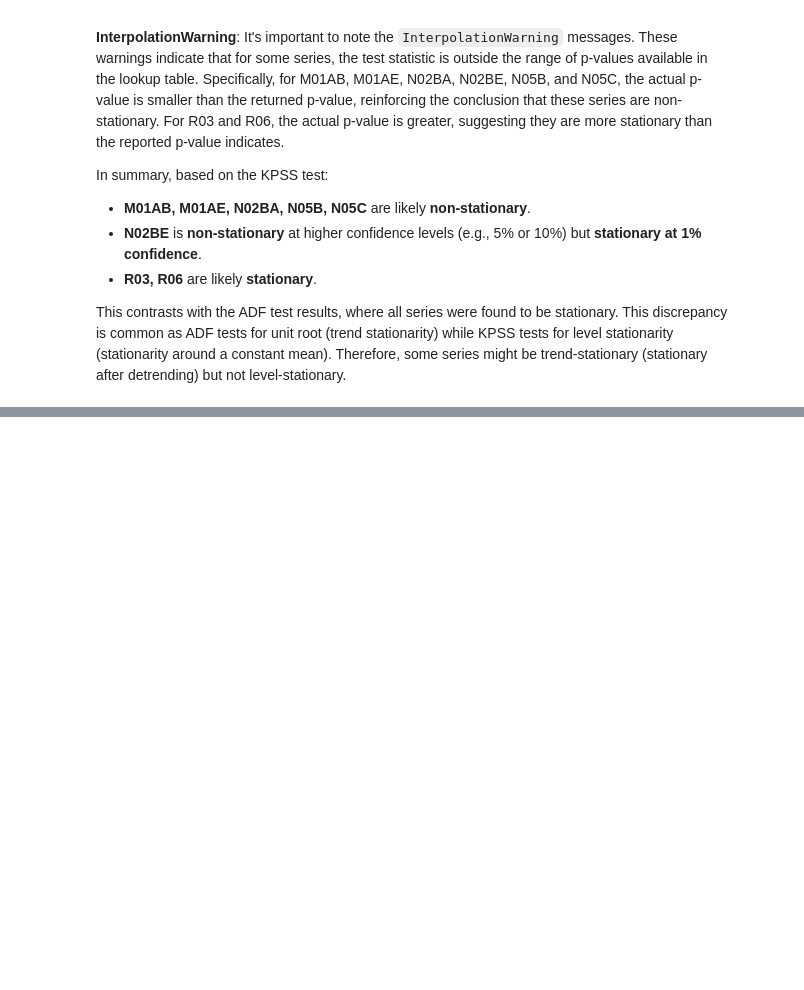
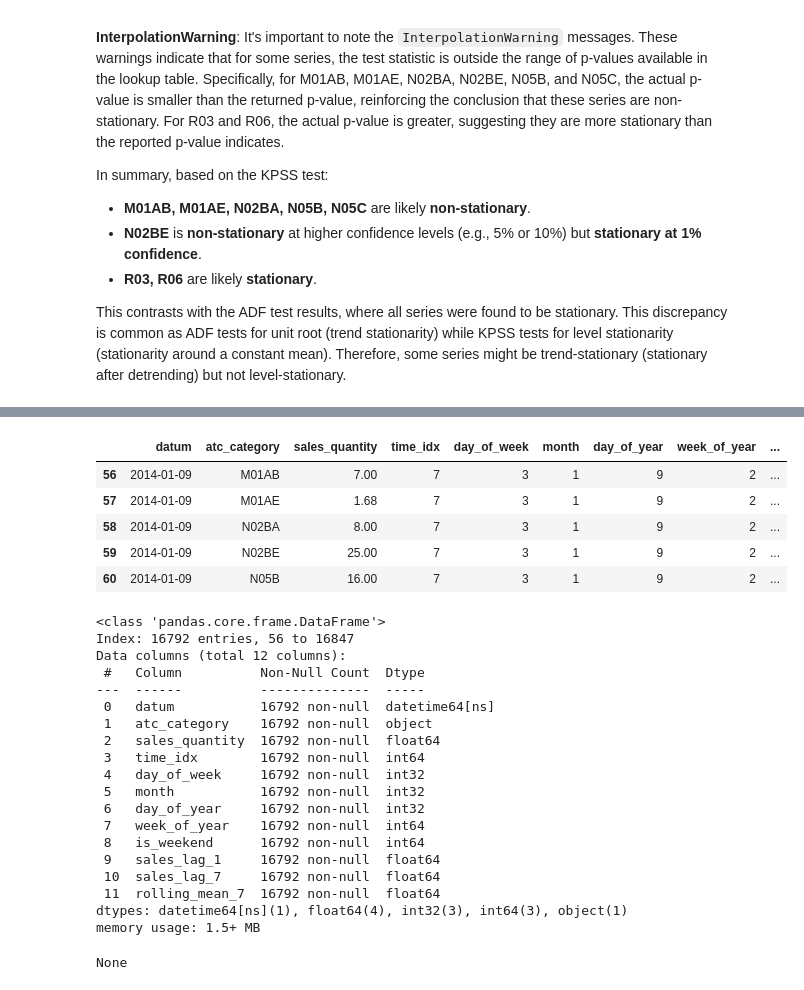
Before and after one commit to Adhi1755/Pharma-Sales-Analysis, a Jupyter notebook: Pharma_sales_data_analysis_and_forecasting.ipynb, the cells around one changed output, grey strips where cells are left out. Cells and saved outputs as stored; diff of their text form; code cells hidden in the pictures; blank space fills up the shorter version.

```diff
--- a/Pharma_sales_data_analysis_and_forecasting.ipynb
+++ b/Pharma_sales_data_analysis_and_forecasting.ipynb
@@ -1157,0 +676,58 @@ Safe MAPE  : 84.06%
+# %%
+# Create a long format DataFrame from salesDaily
+# Exclude 'Year', 'Month', 'Hour', 'Weekday Name', 'Week' as these will be re-derived or are not needed in the long format melt
+drug_columns_for_melt = ['M01AB', 'M01AE', 'N02BA', 'N02BE', 'N05B', 'N05C', 'R03', 'R06']
+long_df = salesDaily[['datum'] + drug_columns_for_melt].melt(
+    id_vars=['datum'],
+    var_name='atc_category',
+    value_name='sales_quantity'
+)
+
+# Sort by datum and atc_category for correct lag/rolling calculations
+long_df = long_df.sort_values(by=['datum', 'atc_category']).reset_index(drop=True)
+
+# Feature Engineering
+long_df['time_idx'] = (long_df['datum'] - long_df['datum'].min()).dt.days
+long_df['day_of_week'] = long_df['datum'].dt.dayofweek
+long_df['month'] = long_df['datum'].dt.month
+long_df['day_of_year'] = long_df['datum'].dt.dayofyear
+long_df['week_of_year'] = long_df['datum'].dt.isocalendar().week.astype(int)
+long_df['is_weekend'] = (long_df['datum'].dt.dayofweek >= 5).astype(int)
+
+# Lag features and rolling mean (grouped by atc_category)
+long_df['sales_lag_1'] = long_df.groupby('atc_category')['sales_quantity'].shift(1)
+long_df['sales_lag_7'] = long_df.groupby('atc_category')['sales_quantity'].shift(7)
+long_df['rolling_mean_7'] = long_df.groupby('atc_category')['sales_quantity'].transform(lambda x: x.rolling(window=7, min_periods=1).mean().shift(1))
+
+# Drop rows with NaN values resulting from lag features (first 7 days for each category)
+long_df_cleaned = long_df.dropna().copy()
+
+display(long_df_cleaned.head())
+display(long_df_cleaned.info())
+# %% [output]
+|  | datum | atc_category | sales_quantity | time_idx | day_of_week | month | day_of_year | week_of_year | ... |
+| 56 | 2014-01-09 | M01AB | 7.00 | 7 | 3 | 1 | 9 | 2 | ... |
+| 57 | 2014-01-09 | M01AE | 1.68 | 7 | 3 | 1 | 9 | 2 | ... |
+| 58 | 2014-01-09 | N02BA | 8.00 | 7 | 3 | 1 | 9 | 2 | ... |
+| 59 | 2014-01-09 | N02BE | 25.00 | 7 | 3 | 1 | 9 | 2 | ... |
+| 60 | 2014-01-09 | N05B | 16.00 | 7 | 3 | 1 | 9 | 2 | ... |
+<class 'pandas.core.frame.DataFrame'>
+Index: 16792 entries, 56 to 16847
+Data columns (total 12 columns):
+ #   Column          Non-Null Count  Dtype
+---  ------          --------------  -----
+ 0   datum           16792 non-null  datetime64[ns]
+ 1   atc_category    16792 non-null  object
+ 2   sales_quantity  16792 non-null  float64
+ 3   time_idx        16792 non-null  int64
+ 4   day_of_week     16792 non-null  int32
+ 5   month           16792 non-null  int32
+ 6   day_of_year     16792 non-null  int32
+ 7   week_of_year    16792 non-null  int64
+ 8   is_weekend      16792 non-null  int64
+ 9   sales_lag_1     16792 non-null  float64
+ 10  sales_lag_7     16792 non-null  float64
+ 11  rolling_mean_7  16792 non-null  float64
+dtypes: datetime64[ns](1), float64(4), int32(3), int64(3), object(1)
+memory usage: 1.5+ MB
+None
```
Also changed, not shown: parts of 36 cells of this notebook.
